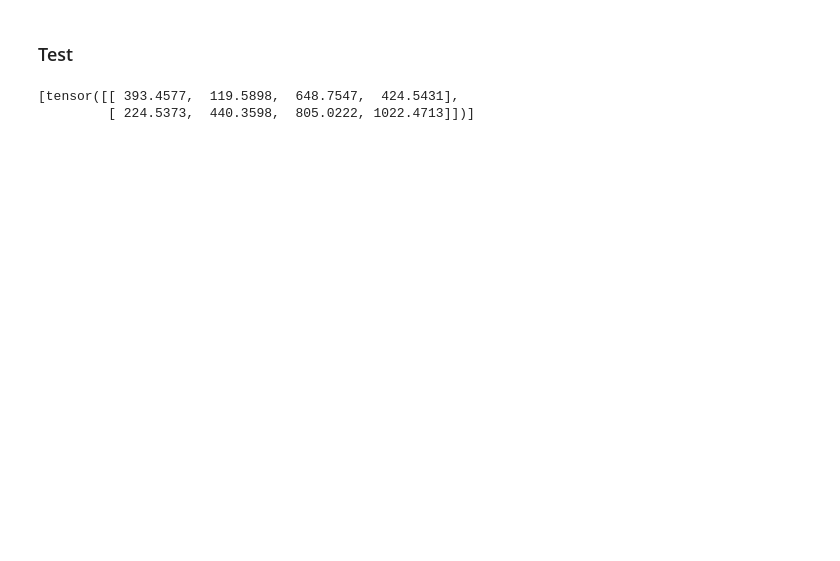
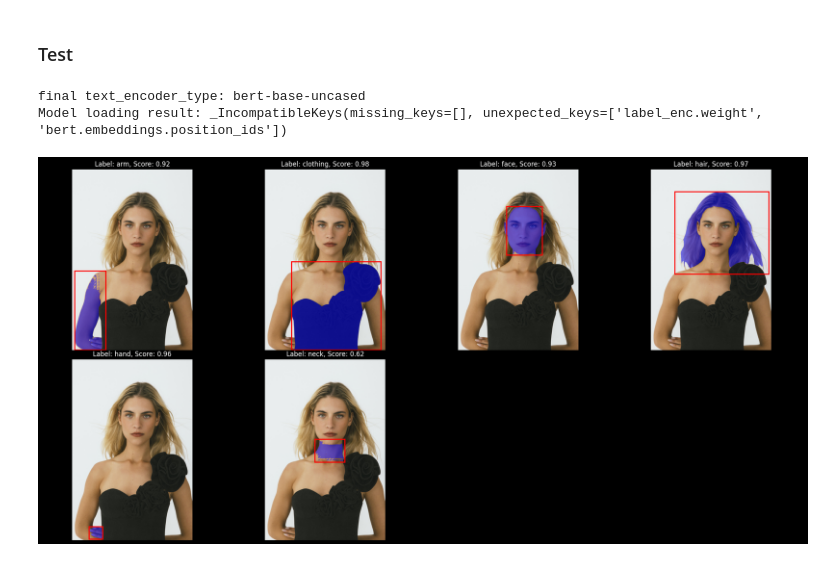
Before and after one commit to MnLgt/ImagenHeap, a Jupyter notebook: segment_example.ipynb, the cells around one changed output. Saved outputs shown, nothing was run; the diff lists cells and outputs as text; code cells hidden in the pictures; blank space fills up the shorter version.

```diff
--- a/segment_example.ipynb
+++ b/segment_example.ipynb
@@ -9,7 +9,7 @@ from typing import List, Dict
 from pathlib import Path
 from PIL import Image
 from segment.utils import resize_image_pil
-from segment.dino_script import get_dino_results
+from segment.dino_script import DinoDetector
 from segment.sam_script import get_sam_results
 from segment.utils import get_device
 from segment.sam_results import SAMResults
@@ -34,7 +34,8 @@ def get_masks(
 
     # Get the boxes from the prompts using DINO
     global dino_results
-    dino_results = get_dino_results(images, text_prompt, device, **kwargs)
+    dino_results = DinoDetector(images, text_prompt)
+    dino_results.run()
 
     # Get the masks from the images and boxes using SAM
     unformatted_results = get_sam_results(images, dino_results, text_prompt, device)
@@ -46,17 +47,20 @@ def get_masks(
 # %%
 text_prompt = ["hair", "face", "neck", "arm", "hand", "back", "leg", "clothing", "phone", "hat", "foot"]
 
 text_prompt = ".".join(text_prompt)
 
 labels_dict = {prompt.strip(): idx for idx, prompt in enumerate(text_prompt.split("."))}
 
 
 url = "https://i.pinimg.com/originals/68/82/ce/6882cefe21f75234697e8508eb6a3232.jpg"
-url = "/Users/jordandavis/Downloads/hailey.webp"
 
-sam_results = get_masks(text_prompt, [url], labels_dict, box_threshold=0.3, text_threshold=0.25)
+sam_results = get_masks(text_prompt, [url], labels_dict, box_threshold=0.3, text_threshold=0.35)
 
 sam_results.display_results()
+# %% [output]
+final text_encoder_type: bert-base-uncased
+Model loading result: _IncompatibleKeys(missing_keys=[], unexpected_keys=['label_enc.weight', 'bert.embeddings.position_ids'])
+[figure, added]
 # %%
 import numpy as np
 
@@ -65,8 +69,3 @@ sam_scores = np.array(sam_results.scores)
 dino_scores = dino_results.scores[0].cpu().numpy()
 
 np.mean([sam_scores, dino_scores], axis=0)
-# %%
-dino_results.boxes
-# %% [output]
-[tensor([[ 393.4577,  119.5898,  648.7547,  424.5431],
-         [ 224.5373,  440.3598,  805.0222, 1022.4713]])]
```
Also changed, not shown: 9 other files.
